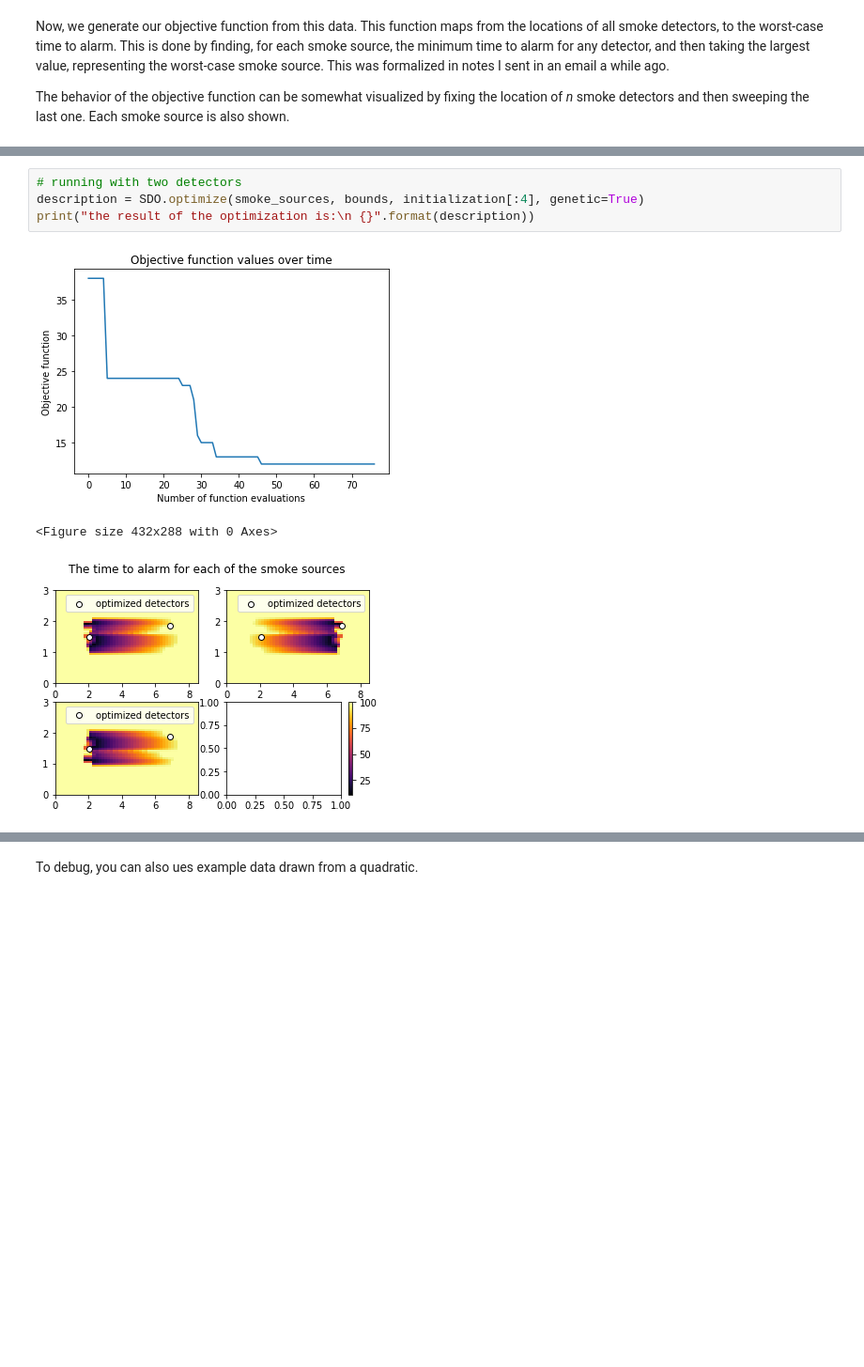
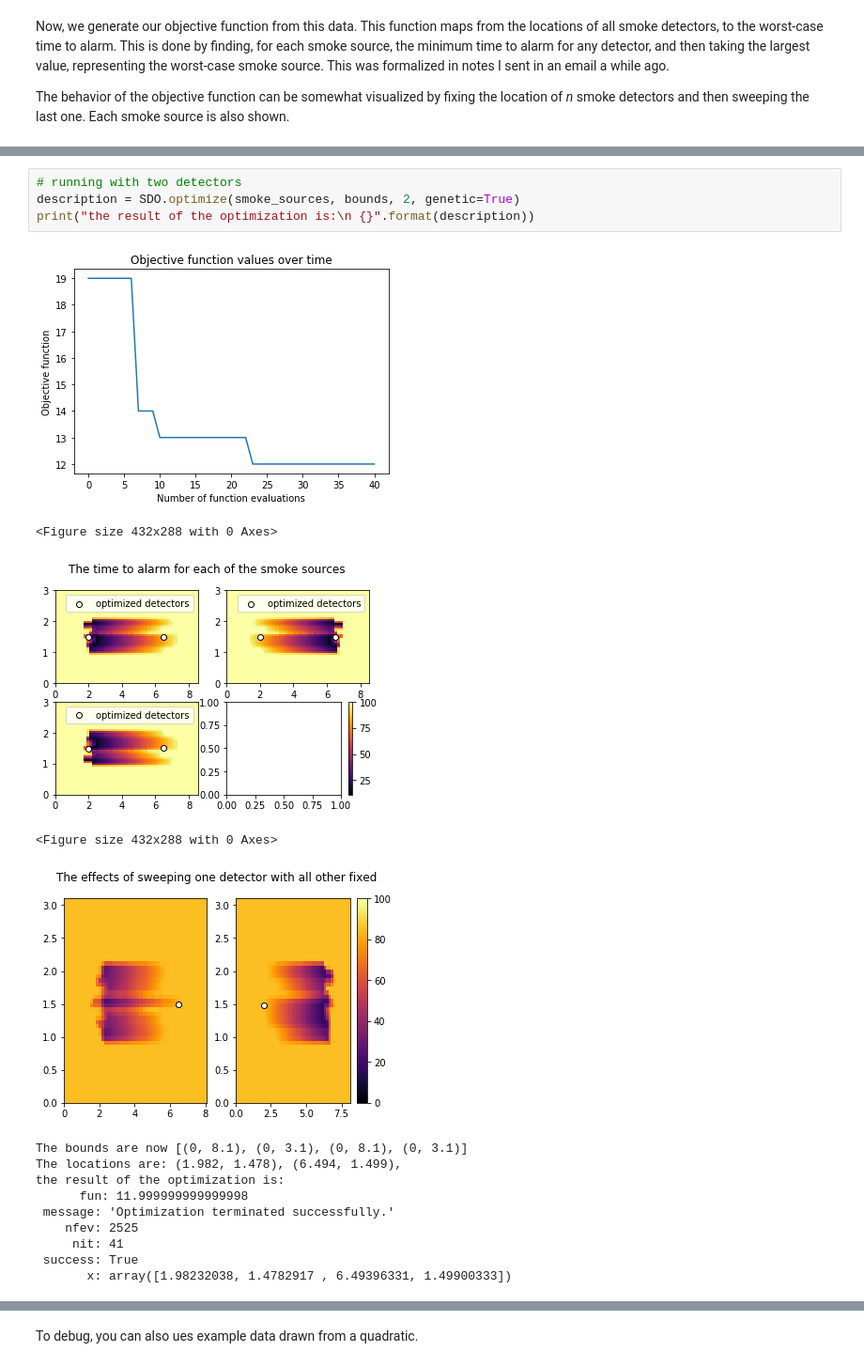
Before and after one commit to russelldj/SmokeDetectorOptimization, a Jupyter notebook: StreamlinedExperiments.ipynb, the cells around one changed output, grey strips where cells are left out. Shown at 94% size. Cells and saved outputs as stored; diff of their text form; blank space fills up the shorter version.

```diff
--- a/StreamlinedExperiments.ipynb
+++ b/StreamlinedExperiments.ipynb
@@ -71,10 +42,21 @@ the result of the optimization is:
 # %%
 # running with two detectors
-description = SDO.optimize(smoke_sources, bounds, initialization[:4], genetic=True)
+description = SDO.optimize(smoke_sources, bounds, 2, genetic=True)
 print("the result of the optimization is:\n {}".format(description))
 # %% [output]
-[figure, old version]
+[figure, new version]
 <Figure size 432x288 with 0 Axes>
-[figure, old version]
+[figure, new version]
+<Figure size 432x288 with 0 Axes>
+[figure, added]
+The bounds are now [(0, 8.1), (0, 3.1), (0, 8.1), (0, 3.1)]
+The locations are: (1.982, 1.478), (6.494, 1.499),
+the result of the optimization is:
+      fun: 11.999999999999998
+ message: 'Optimization terminated successfully.'
+    nfev: 2525
+     nit: 41
+ success: True
+       x: array([1.98232038, 1.4782917 , 6.49396331, 1.49900333])
 # %%
 # running with one detector
```
Also changed, not shown: parts of 6 cells of this notebook, 1 other file.
